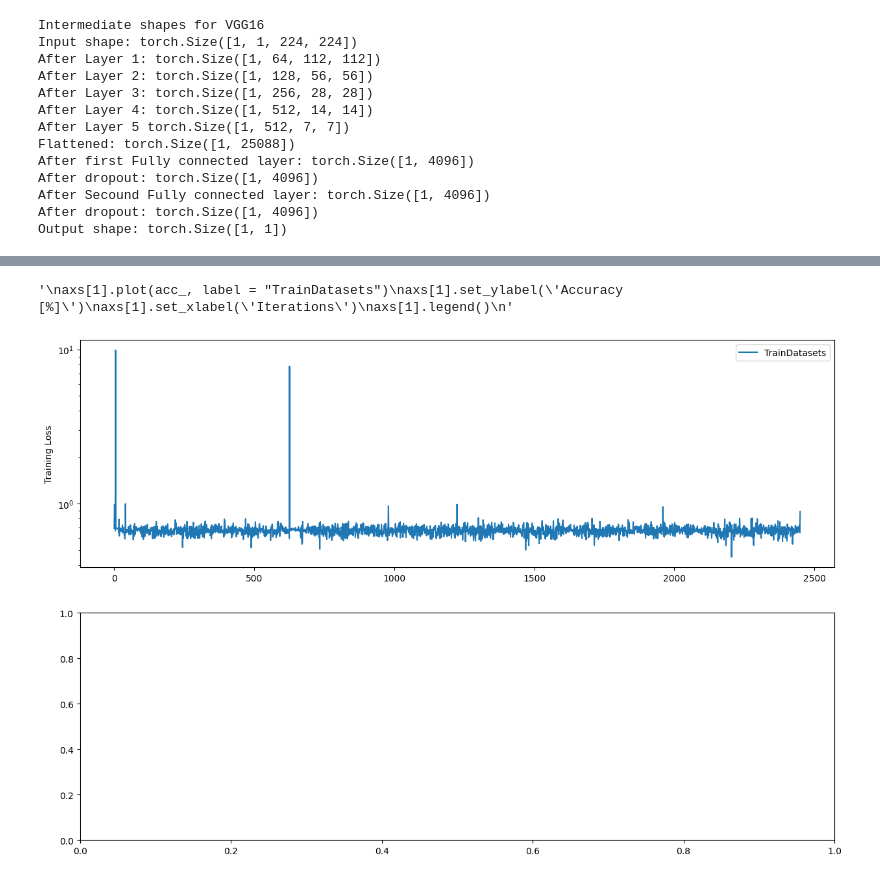
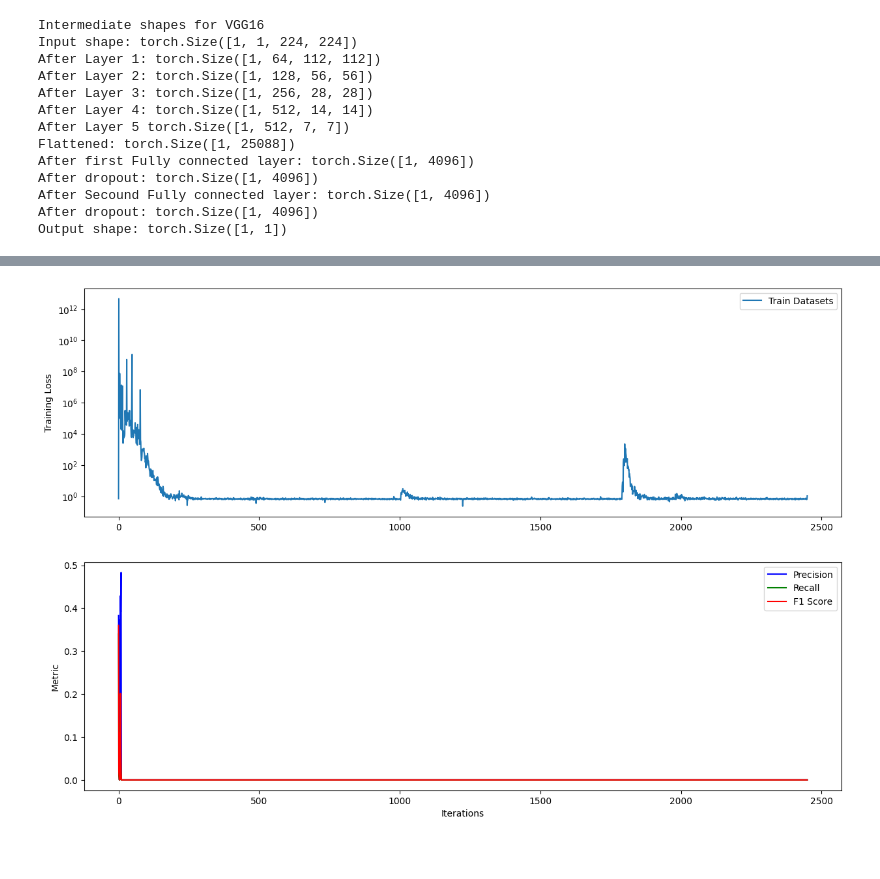
Before and after one commit to briannabinder/AME508_finalproject, a Jupyter notebook: 112923AME508-AISH_Binary.ipynb, the cells around one changed output, grey strips where cells are left out. Saved outputs shown, nothing was run; the diff lists cells and outputs as text; code cells hidden in the pictures; blank space fills up the shorter version.

```diff
--- a/112923AME508-AISH_Binary.ipynb
+++ b/112923AME508-AISH_Binary.ipynb
@@ -290,7 +290,7 @@ class VGG16(nn.Module):
             print(f"After dropout: {x.size()}")
 
         x = self.fc3(x)
-        x = torch.sigmoid(x)
+        #x = torch.sigmoid(x)
 
 
 
@@ -395,9 +395,9 @@ def train_loop_bce(model, criterion, optimizer, n_epoch, n_batches, print_every)
     return loss_hist, precision_hist, recall_hist, f1_hist
 # %%
 model = VGG16()#.to(device)
-criterion = nn.BCELoss()#pos_weight=class_weights_tensor)
-learning_rate = 0.001
-optimizer = optim.Adam(model.parameters(), lr=learning_rate,weight_decay=1e-5)
+criterion = nn.BCEWithLogitsLoss()#pos_weight=class_weights_tensor)
+learning_rate = 0.01
+optimizer = optim.Adam(model.parameters(), lr=learning_rate,weight_decay=1e-8)
 n_epoch   = 10
 n_batches = len(trainloader)
 print_every = 1
@@ -543,16 +424,23 @@ Finished Training
 # %%
 fig, axs = plt.subplots(2, 1, figsize=(15, 10))
-axs[0].plot(loss_bce, label = "TrainDatasets")
+
+# Plot training loss
+axs[0].plot(loss_bce, label="Train Datasets")
 axs[0].set_yscale('log')
 axs[0].set_ylabel('Training Loss')
 axs[0].legend()
 
-'''
-axs[1].plot(acc_, label = "TrainDatasets")
-axs[1].set_ylabel('Accuracy [%]')
+# Plot accuracy
+axs[1].plot(precision_bce, label="Precision", color='blue')
+axs[1].set_ylabel('Metric')
+
+# Add two more curves for accuracy
+axs[1].plot(recall_bce, label="Recall", color='green')
+axs[1].plot(f1_bce, label="F1 Score", color='red')
+
 axs[1].set_xlabel('Iterations')
 axs[1].legend()
-'''
+
+plt.show()
 # %% [output]
-'\naxs[1].plot(acc_, label = "TrainDatasets")\naxs[1].set_ylabel(\'Accuracy [%]\')\naxs[1].set_xlabel(\'Iterations\')\naxs[1].legend()\n'
-[figure, old version]
+[figure, new version]
```
Also changed, not shown: parts of 3 cells of this notebook, 4 other files.
